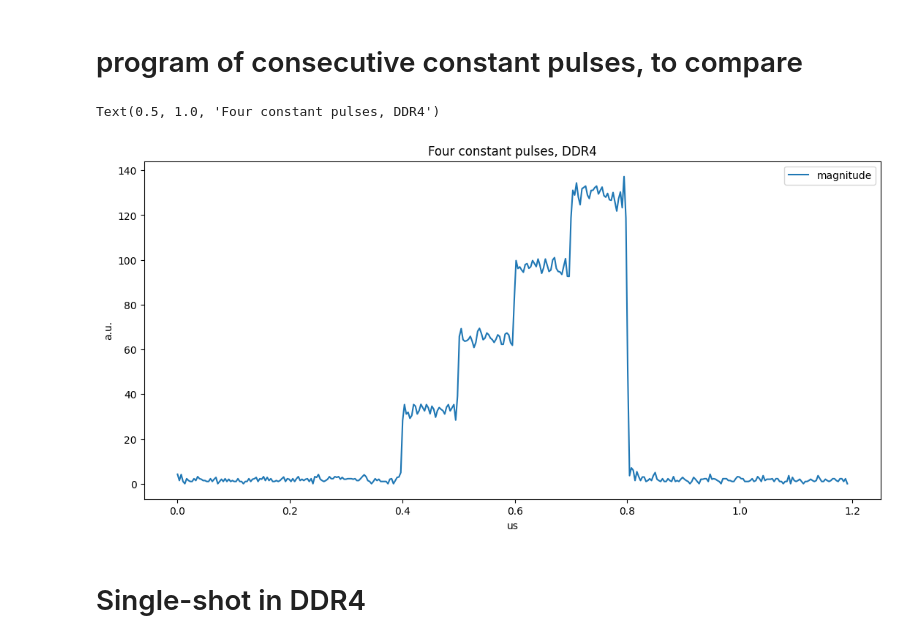
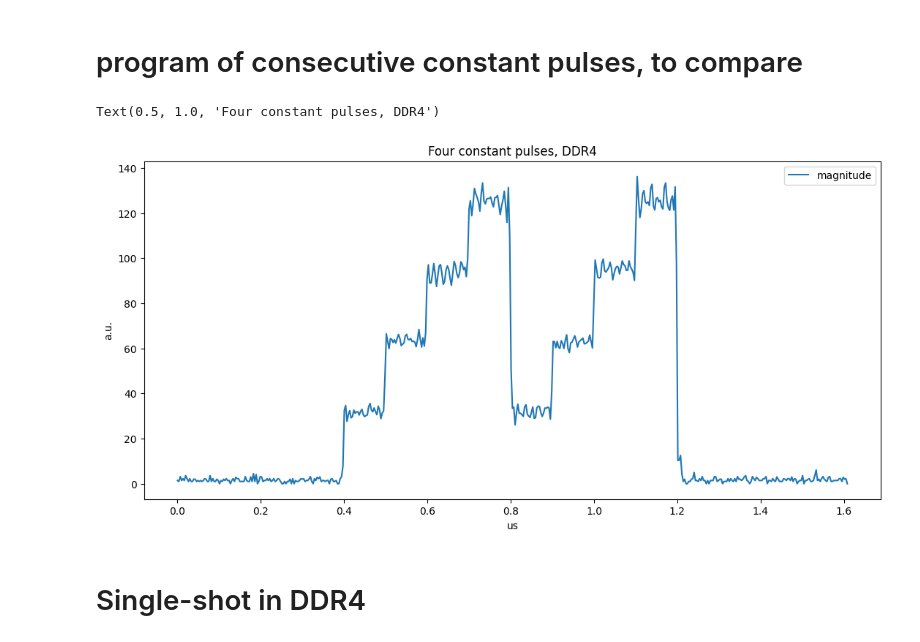
Before and after one commit to SchusterLab/ChaToT, a Jupyter notebook: nb/reading_from_ddr4.ipynb, the cells around one changed output. Cells and saved outputs as stored; diff of their text form; code cells hidden in the pictures.

```diff
--- a/nb/reading_from_ddr4.ipynb
+++ b/nb/reading_from_ddr4.ipynb
@@ -351,35 +366,39 @@ class const_pulse(AveragerProgramV2):
         self.pulse(ch=cfg['gen_ch'], name="pulse1", t=0)
         self.pulse(ch=cfg['gen_ch'], name="pulse2", t=cfg['pulse_len'])
         self.pulse(ch=cfg['gen_ch'], name="pulse3", t=cfg['pulse_len']*2)
         self.pulse(ch=cfg['gen_ch'], name="pulse4", t=cfg['pulse_len']*3)
+        self.pulse(ch=cfg['gen_ch'], name="pulse1", t=cfg['pulse_len']*4)
+        self.pulse(ch=cfg['gen_ch'], name="pulse2", t=cfg['pulse_len']*5)
+        self.pulse(ch=cfg['gen_ch'], name="pulse3", t=cfg['pulse_len']*6)
+        self.pulse(ch=cfg['gen_ch'], name="pulse4", t=cfg['pulse_len']*7)
 
 config = {'gen_ch': GEN_CH,
           'ro_ch': RO_CH,
           'freq': 5500,
           'trig_time': 0,
           'pulse_len': 0.1,
          }
 
 prog = const_pulse(soccfg, reps=1, final_delay=None, cfg=config)
 
 soc.arm_ddr4(ch=RO_CH, nt=100000)
 prog.acquire(soc)
-iq_list_DDR4 = soc.get_ddr4(6)
+iq_list_DDR4 = soc.get_ddr4(7)
 t = prog.get_time_axis_ddr4(RO_CH, iq_list_DDR4)
 i = iq_list_DDR4[:,0]
 q = iq_list_DDR4[:,1]
 mag = np.abs(i + 1j*q)
 
 fig = plt.figure(figsize=(13,6))
 plt.plot(t, mag, label="magnitude")
 
 plt.legend()
 plt.ylabel("a.u.")
 plt.xlabel("us")
 plt.title("Four constant pulses, DDR4")
 # %% [output]
 Text(0.5, 1.0, 'Four constant pulses, DDR4')
-[figure, old version]
+[figure, new version]
 # %% [markdown]
 # Single-shot in DDR4
 # %%
```
Also changed, not shown: parts of 3 cells of this notebook.
